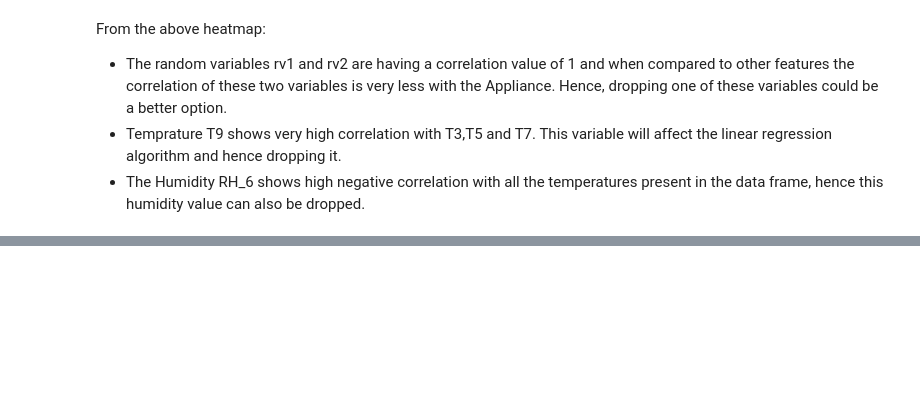
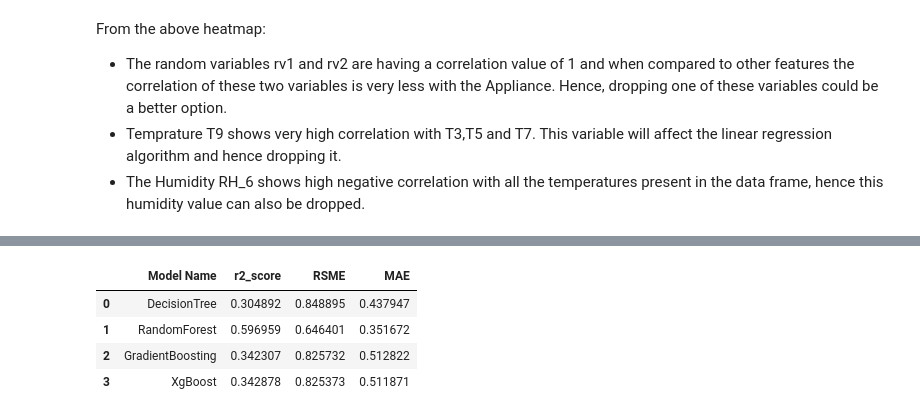
Before and after one commit to Srijan-Rai/Appliane-Energy-Prediction, a Jupyter notebook: ApplianceEnergyPrediction.ipynb, the cells around one changed output, grey strips where cells are left out. Cells and saved outputs as stored; diff of their text form; code cells hidden in the pictures; blank space fills up the shorter version.

```diff
--- a/ApplianceEnergyPrediction.ipynb
+++ b/ApplianceEnergyPrediction.ipynb
@@ -389,0 +505,9 @@ df.drop(columns=["rv2","T9","RH_6"], inplace=True)
+# %%
+Tree_model_result = pd.DataFrame(Tree_model_result)
+Tree_model_result
+# %% [output]
+|  | Model Name | r2_score | RSME | MAE |
+| 0 | DecisionTree | 0.304892 | 0.848895 | 0.437947 |
+| 1 | RandomForest | 0.596959 | 0.646401 | 0.351672 |
+| 2 | GradientBoosting | 0.342307 | 0.825732 | 0.512822 |
+| 3 | XgBoost | 0.342878 | 0.825373 | 0.511871 |
```
Also changed, not shown: parts of 46 cells of this notebook.
